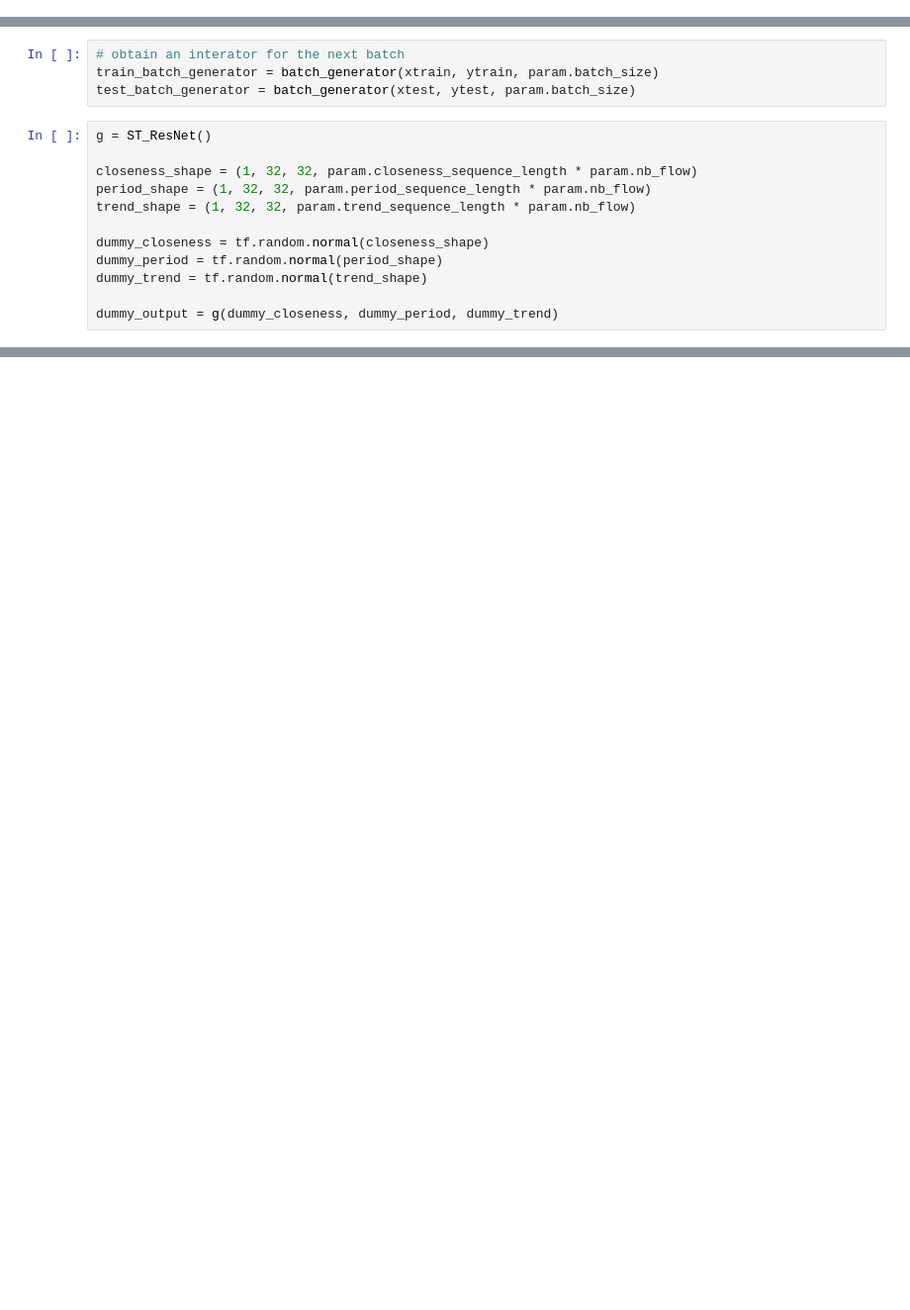
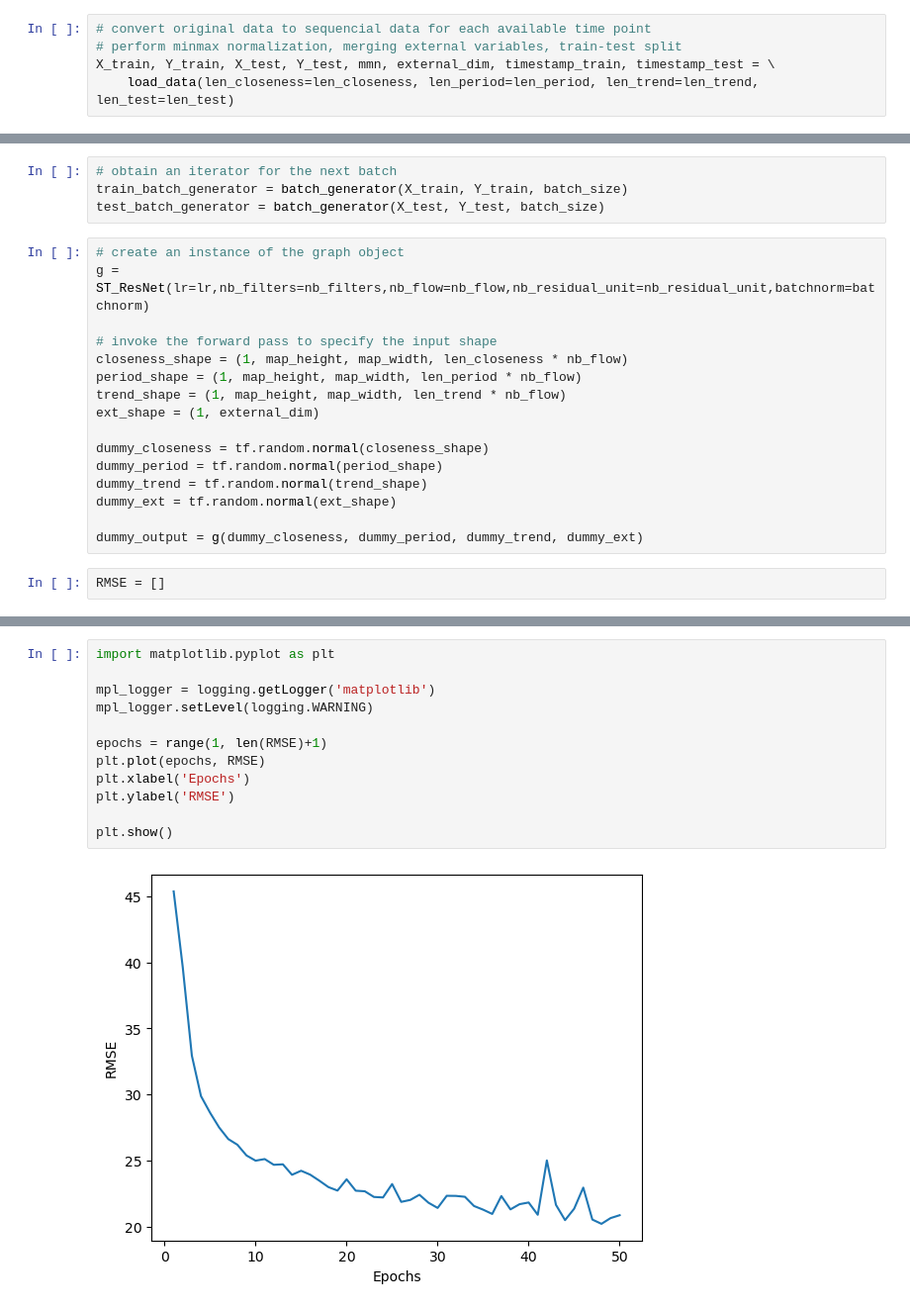
Before and after one commit to yueli901/ST-ResNet, a Jupyter notebook: main.ipynb, the cells around one changed output, grey strips where cells are left out. Shown: that part at 99% size. Drawn from its saved outputs; the diff is of its cells as text; blank space fills up the shorter version.

```diff
--- a/main.ipynb
+++ b/main.ipynb
@@ -21,0 +30,5 @@ ytest = y[train_index:]
+# %%
+# convert original data to sequencial data for each available time point
+# perform minmax normalization, merging external variables, train-test split
+X_train, Y_train, X_test, Y_test, mmn, external_dim, timestamp_train, timestamp_test = \
+    load_data(len_closeness=len_closeness, len_period=len_period, len_trend=len_trend, len_test=len_test)
@@ -22,17 +65,23 @@ ytest = y[train_index:]
 # %%
-# obtain an interator for the next batch
-train_batch_generator = batch_generator(xtrain, ytrain, param.batch_size)
-test_batch_generator = batch_generator(xtest, ytest, param.batch_size)
+# obtain an iterator for the next batch
+train_batch_generator = batch_generator(X_train, Y_train, batch_size)
+test_batch_generator = batch_generator(X_test, Y_test, batch_size)
 # %%
-g = ST_ResNet()
+# create an instance of the graph object
+g = ST_ResNet(lr=lr,nb_filters=nb_filters,nb_flow=nb_flow,nb_residual_unit=nb_residual_unit,batchnorm=batchnorm)
 
-closeness_shape = (1, 32, 32, param.closeness_sequence_length * param.nb_flow)
-period_shape = (1, 32, 32, param.period_sequence_length * param.nb_flow)
-trend_shape = (1, 32, 32, param.trend_sequence_length * param.nb_flow)
+# invoke the forward pass to specify the input shape
+closeness_shape = (1, map_height, map_width, len_closeness * nb_flow)
+period_shape = (1, map_height, map_width, len_period * nb_flow)
+trend_shape = (1, map_height, map_width, len_trend * nb_flow)
+ext_shape = (1, external_dim)
 
 dummy_closeness = tf.random.normal(closeness_shape)
 dummy_period = tf.random.normal(period_shape)
 dummy_trend = tf.random.normal(trend_shape)
+dummy_ext = tf.random.normal(ext_shape)
 
-dummy_output = g(dummy_closeness, dummy_period, dummy_trend)
+dummy_output = g(dummy_closeness, dummy_period, dummy_trend, dummy_ext)
+# %%
+RMSE = []
 # %%
@@ -94,0 +154,14 @@ INFO:tensorflow:Assets written to: model_logs/20230326-221051/assets
+# %%
+import matplotlib.pyplot as plt
+
+mpl_logger = logging.getLogger('matplotlib')
+mpl_logger.setLevel(logging.WARNING)
+
+epochs = range(1, len(RMSE)+1)
+plt.plot(epochs, RMSE)
+plt.xlabel('Epochs')
+plt.ylabel('RMSE')
+
+plt.show()
+# %% [output]
+[figure, added]
```
Also changed, not shown: parts of 6 cells of this notebook, 27 other files.
